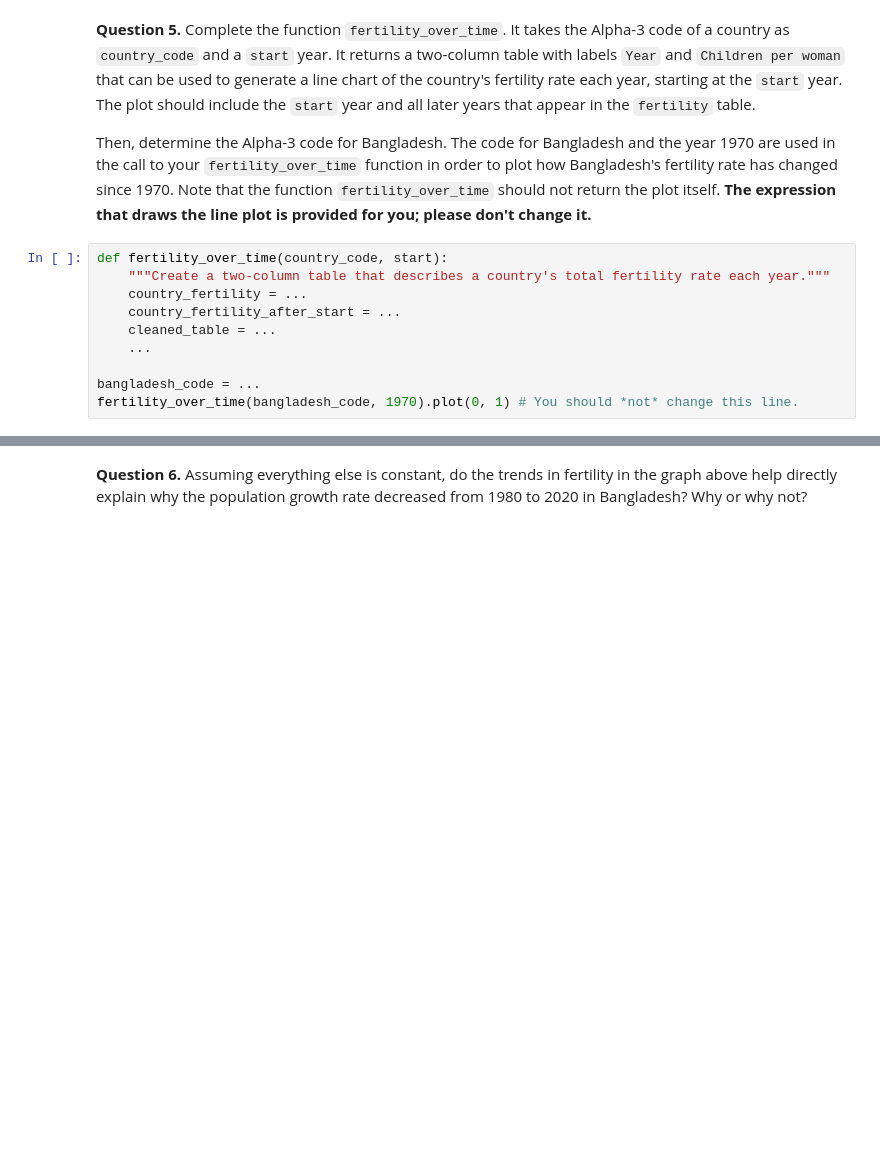
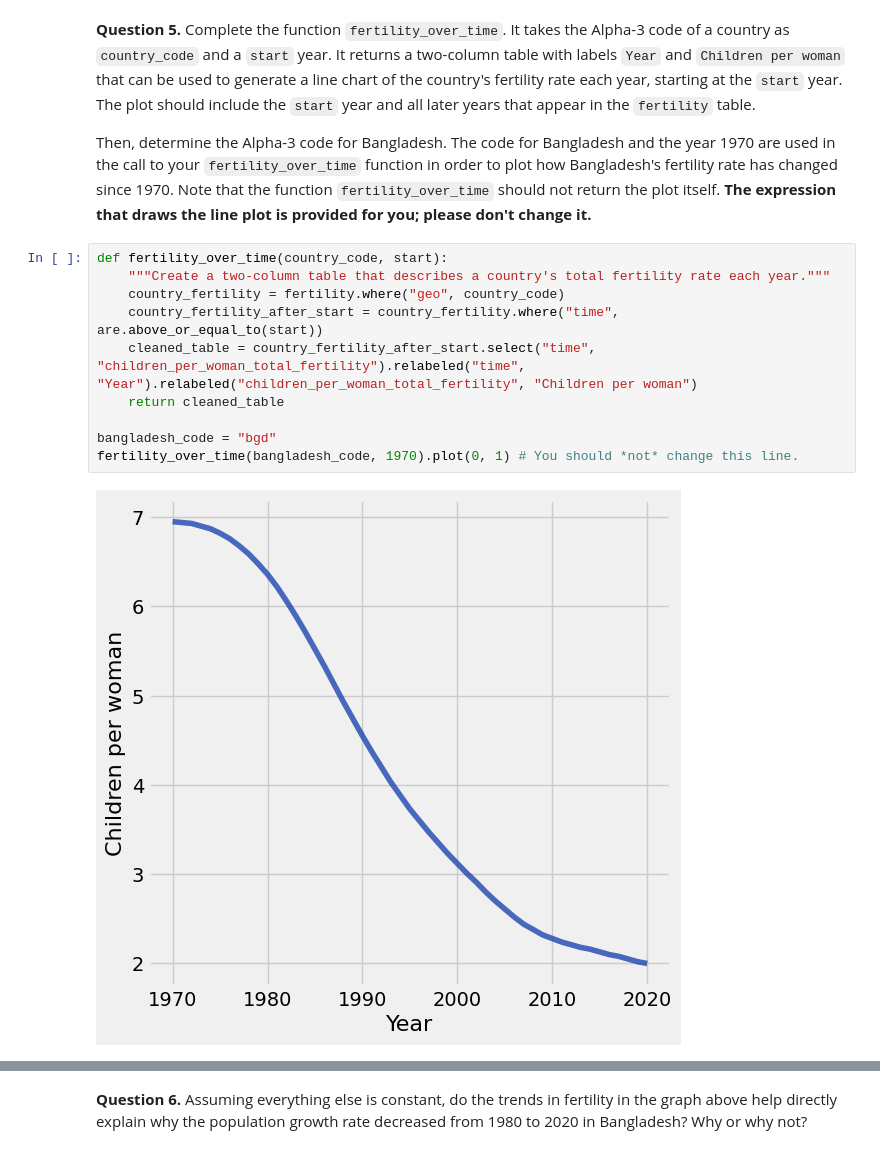
Before and after one commit to lochnes-007/WorldProgress, a Jupyter notebook: project1.ipynb, the cells around one changed output, grey strips where cells are left out. Drawn from its saved outputs; the diff is of its cells as text; blank space fills up the shorter version.

```diff
--- a/project1.ipynb
+++ b/project1.ipynb
@@ -278,12 +278,14 @@ Then, determine the Alpha-3 code for Bangladesh. The code for Bangladesh and the
 # %%
 def fertility_over_time(country_code, start):
     """Create a two-column table that describes a country's total fertility rate each year."""
-    country_fertility = ...
-    country_fertility_after_start = ...
-    cleaned_table = ...
-    ...
+    country_fertility = fertility.where("geo", country_code)
+    country_fertility_after_start = country_fertility.where("time", are.above_or_equal_to(start))
+    cleaned_table = country_fertility_after_start.select("time", "children_per_woman_total_fertility").relabeled("time", "Year").relabeled("children_per_woman_total_fertility", "Children per woman")
+    return cleaned_table
 
-bangladesh_code = ...
+bangladesh_code = "bgd"
 fertility_over_time(bangladesh_code, 1970).plot(0, 1) # You should *not* change this line.
+# %% [output]
+[figure, added]
 # %%
 grader.check("q1_5")
```
Also changed, not shown: parts of 5 cells of this notebook, 1 other file.
